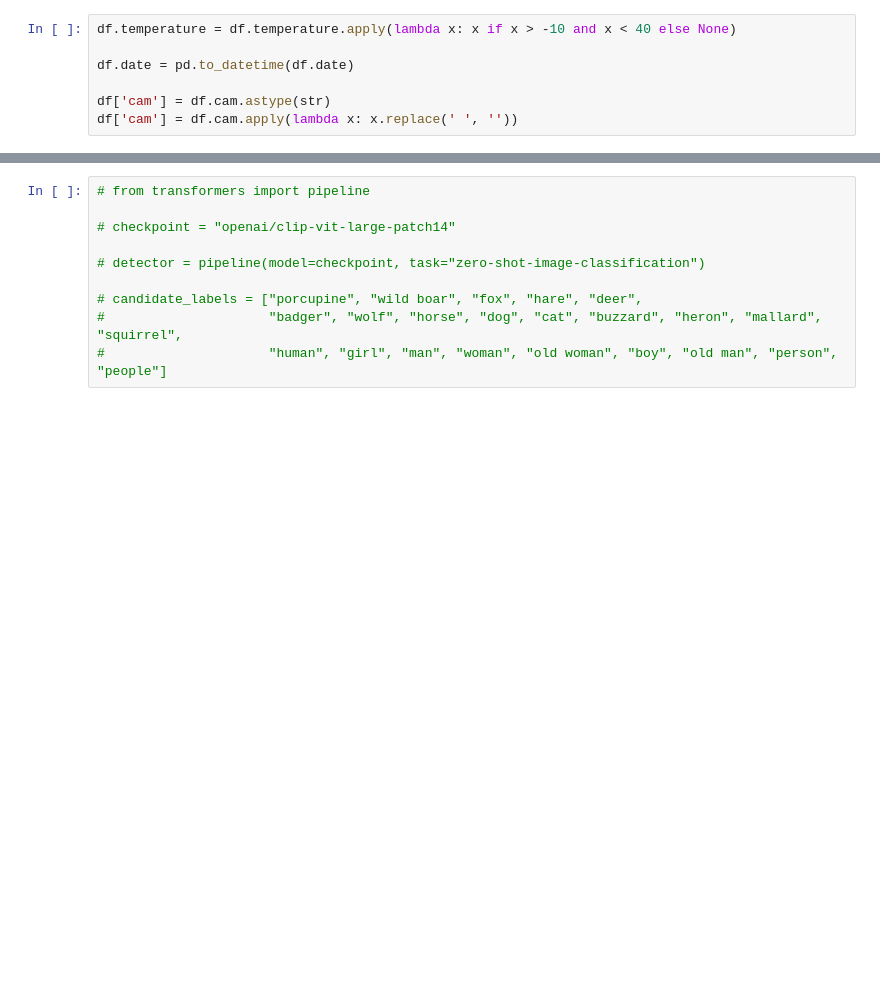
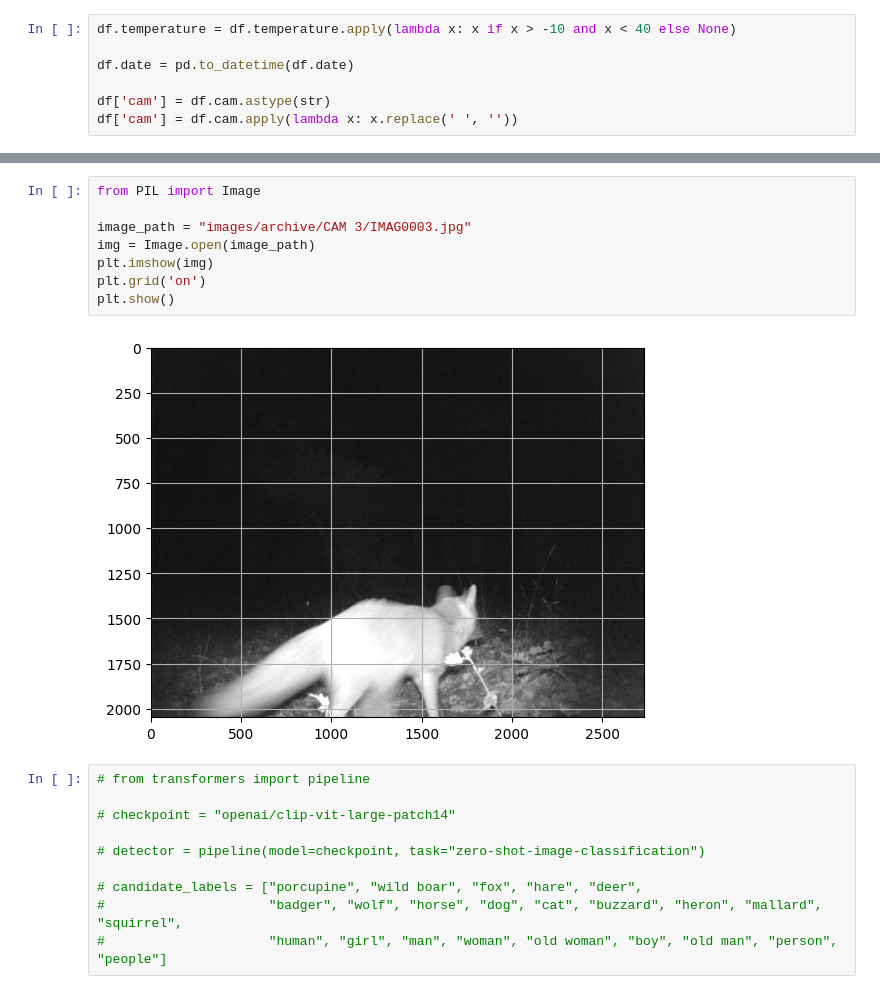
Before and after one commit to aculei/aculei-ai, a Jupyter notebook: viz.ipynb, the cells around one changed output, grey strips where cells are left out. Saved outputs shown, nothing was run; the diff lists cells and outputs as text; blank space fills up the shorter version.

```diff
--- a/viz.ipynb
+++ b/viz.ipynb
@@ -185,3 +185,13 @@ plt.show()
+# %%
+from PIL import Image
+
+image_path = "images/archive/CAM 3/IMAG0003.jpg"
+img = Image.open(image_path)
+plt.imshow(img)
+plt.grid('on')
+plt.show()
+# %% [output]
+[figure, added]
 # %%
 # from transformers import pipeline
 
```
Also changed, not shown: parts of 7 cells of this notebook, 1 other file.
